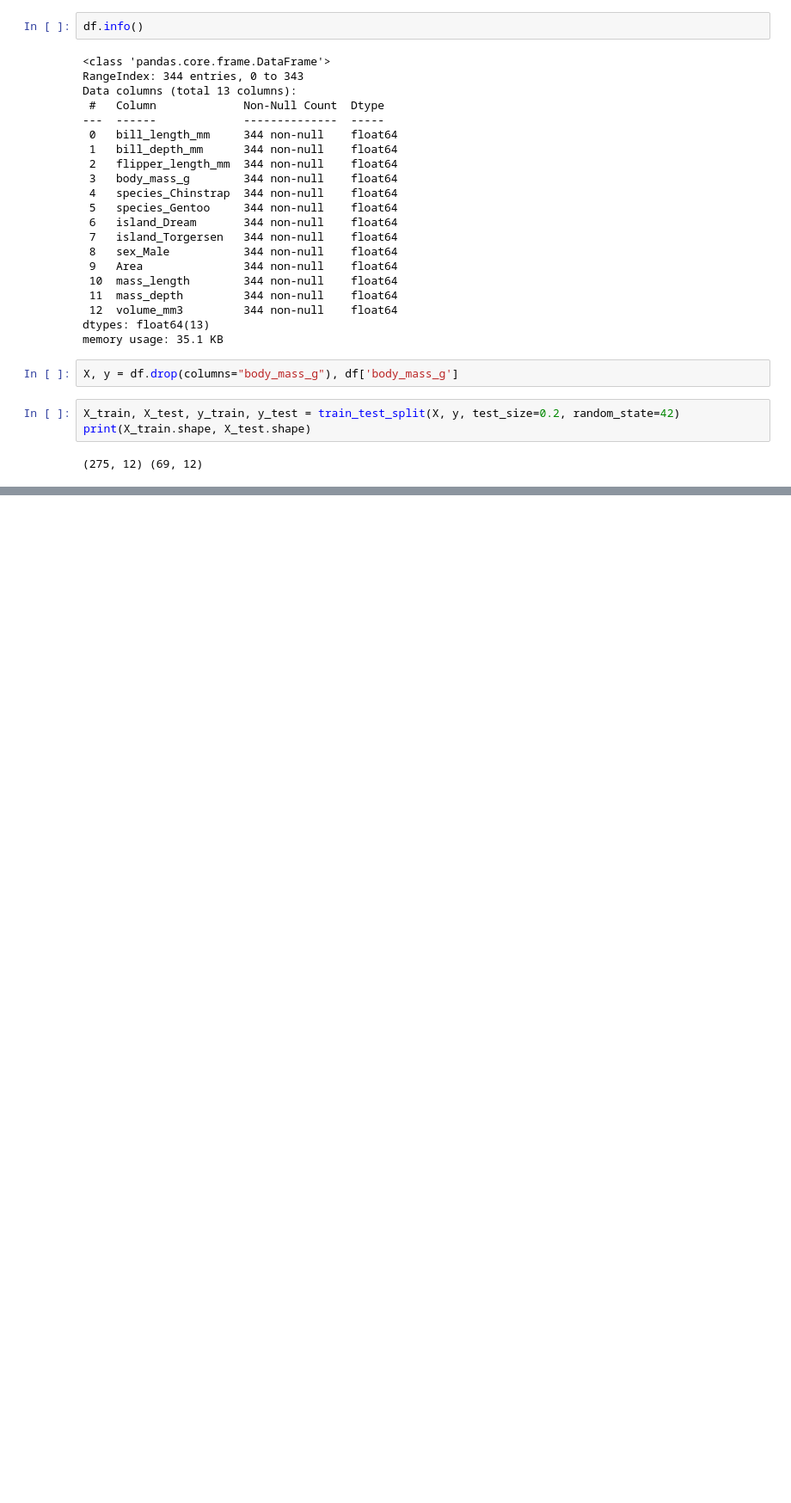
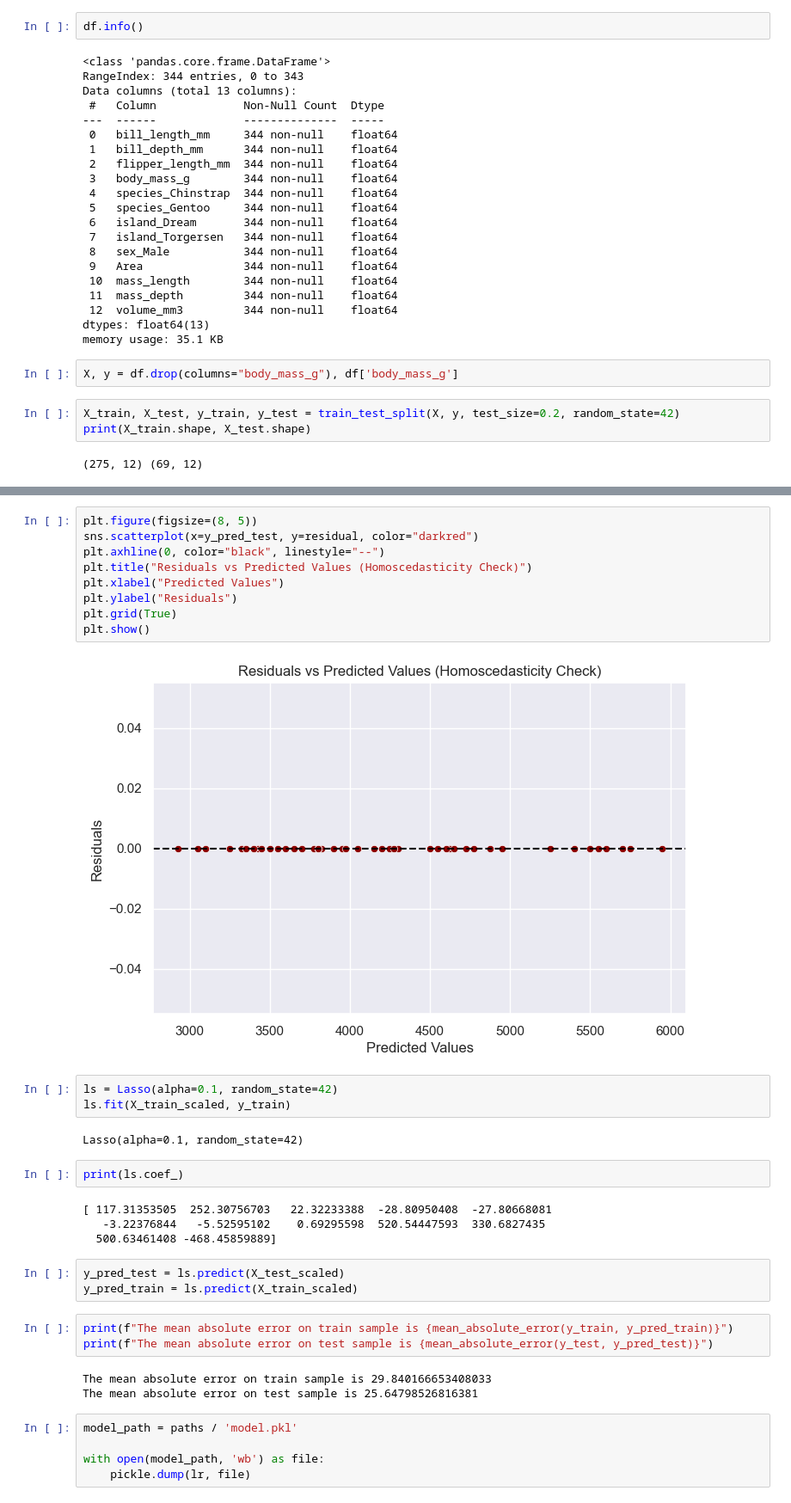
Before and after one commit to OlawoyeOladip/PenguinRegression, a Jupyter notebook: src/main.ipynb, the cells around one changed output, grey strips where cells are left out. Shown at 86% size. Drawn from its saved outputs; the diff is of its cells as text; blank space fills up the shorter version.

```diff
--- a/src/main.ipynb
+++ b/src/main.ipynb
@@ -468,0 +526,36 @@ print(X_train.shape, X_test.shape)
+# %%
+plt.figure(figsize=(8, 5))
+sns.scatterplot(x=y_pred_test, y=residual, color="darkred")
+plt.axhline(0, color="black", linestyle="--")
+plt.title("Residuals vs Predicted Values (Homoscedasticity Check)")
+plt.xlabel("Predicted Values")
+plt.ylabel("Residuals")
+plt.grid(True)
+plt.show()
+# %% [output]
+[figure, added]
+# %%
+ls = Lasso(alpha=0.1, random_state=42)
+ls.fit(X_train_scaled, y_train)
+# %% [output]
+Lasso(alpha=0.1, random_state=42)
+# %%
+print(ls.coef_)
+# %% [output]
+[ 117.31353505  252.30756703   22.32233388  -28.80950408  -27.80668081
+   -3.22376844   -5.52595102    0.69295598  520.54447593  330.6827435
+  500.63461408 -468.45859889]
+# %%
+y_pred_test = ls.predict(X_test_scaled)
+y_pred_train = ls.predict(X_train_scaled)
+# %%
+print(f"The mean absolute error on train sample is {mean_absolute_error(y_train, y_pred_train)}")
+print(f"The mean absolute error on test sample is {mean_absolute_error(y_test, y_pred_test)}")
+# %% [output]
+The mean absolute error on train sample is 29.840166653408033
+The mean absolute error on test sample is 25.64798526816381
+# %%
+model_path = paths / 'model.pkl'
+
+with open(model_path, 'wb') as file:
+    pickle.dump(lr, file)
```
Also changed, not shown: parts of 10 cells of this notebook, 3 other files.
